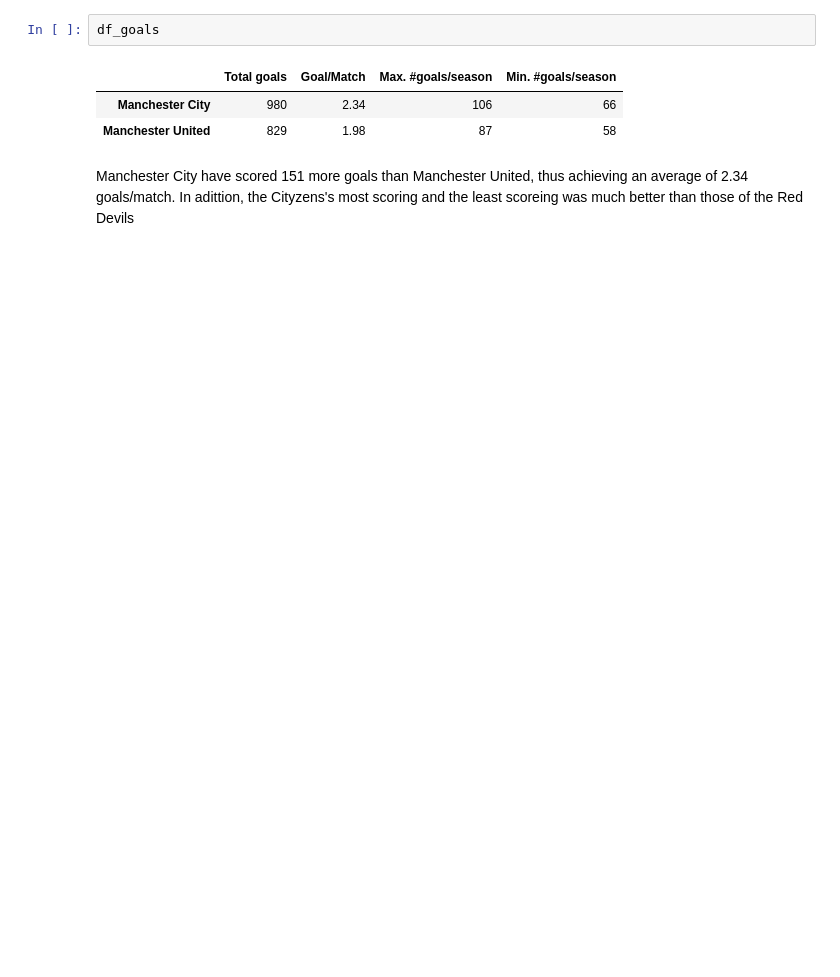
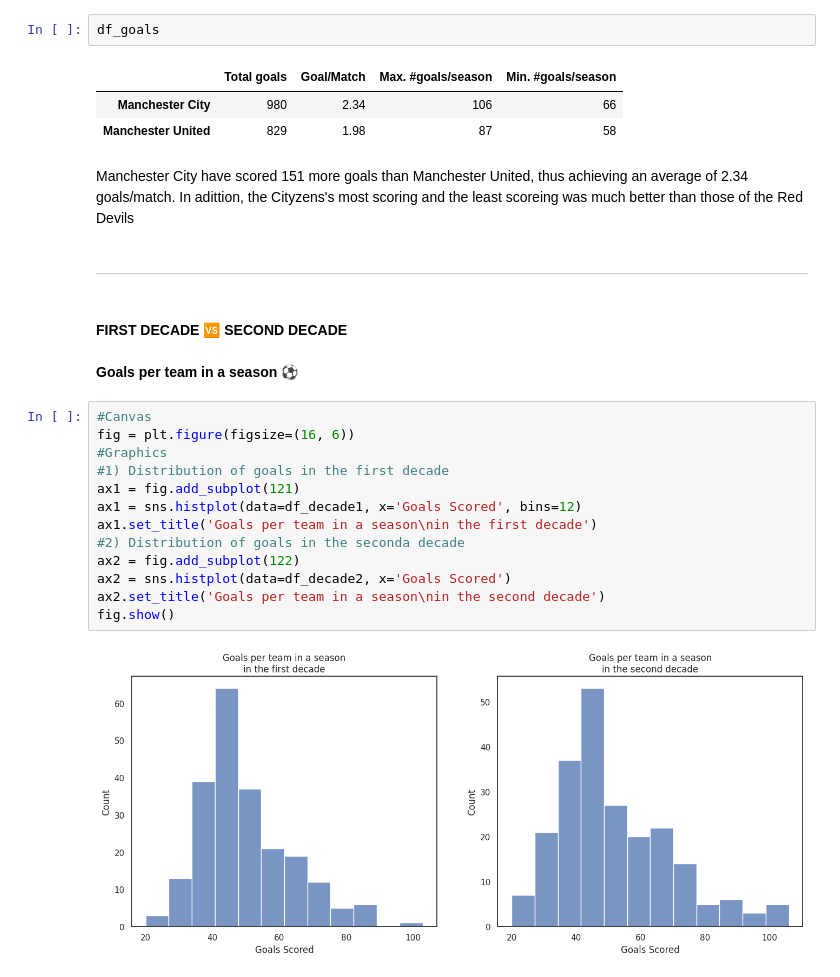
Before and after one commit to CarlosFOL/Premier_League, a Jupyter notebook: notebook.ipynb, the cells around one changed output. Cells and saved outputs as stored; diff of their text form; blank space fills up the shorter version.

```diff
--- a/notebook.ipynb
+++ b/notebook.ipynb
@@ -464,3 +464,24 @@ df_goals
 | Manchester United | 829 | 1.98 | 87 | 58 |
 # %% [markdown]
 Manchester City have scored 151 more goals than Manchester United, thus achieving an average of 2.34 goals/match. In adittion, the Cityzens's most scoring and the least scoreing was much better than those of the Red Devils
+# %% [markdown]
+---
+# %% [markdown]
+#### **FIRST DECADE 🆚 SECOND DECADE**
+# %% [markdown]
+**Goals per team in a season ⚽**
+# %%
+#Canvas
+fig = plt.figure(figsize=(16, 6))
+#Graphics
+#1) Distribution of goals in the first decade
+ax1 = fig.add_subplot(121)
+ax1 = sns.histplot(data=df_decade1, x='Goals Scored', bins=12)
+ax1.set_title('Goals per team in a season\nin the first decade')
+#2) Distribution of goals in the seconda decade
+ax2 = fig.add_subplot(122)
+ax2 = sns.histplot(data=df_decade2, x='Goals Scored')
+ax2.set_title('Goals per team in a season\nin the second decade')
+fig.show()
+# %% [output]
+[figure, added]
```
Also changed, not shown: parts of 27 cells of this notebook.
